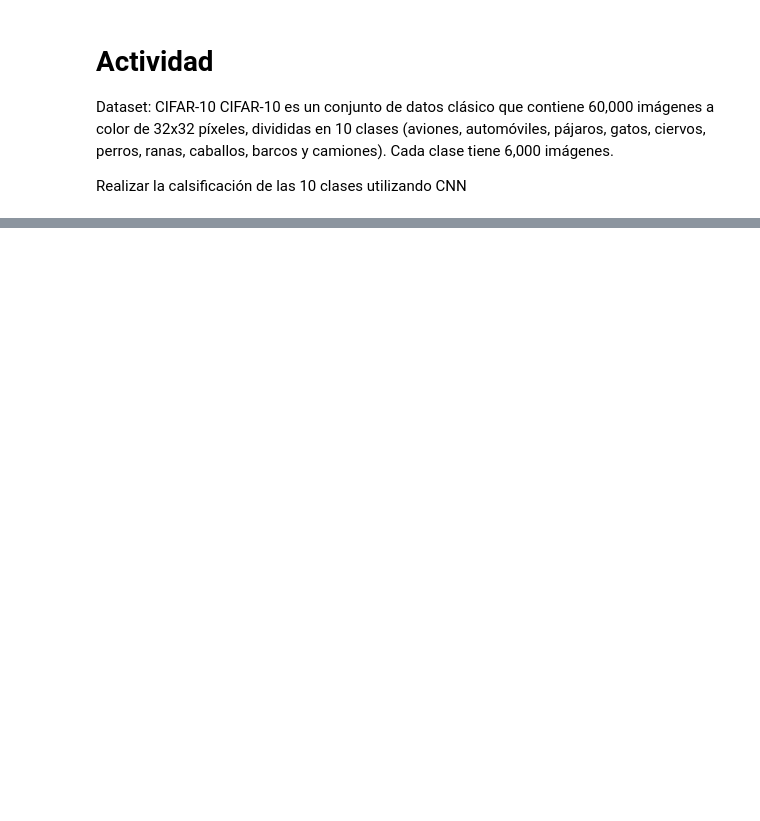
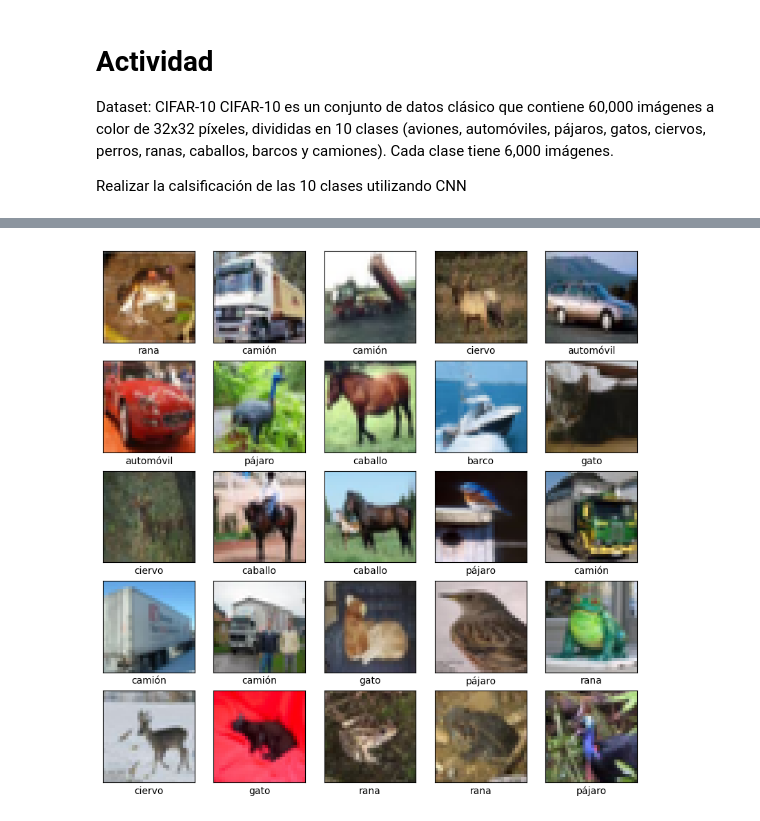
Before and after one commit to para18952/cursoPython2025, a Jupyter notebook: Modulo3_RedesNeuronales/CNN_Sol.ipynb, the cells around one changed output, grey strips where cells are left out. Cells and saved outputs as stored; diff of their text form; code cells hidden in the pictures; blank space fills up the shorter version.

```diff
--- a/Modulo3_RedesNeuronales/CNN_Sol.ipynb
+++ b/Modulo3_RedesNeuronales/CNN_Sol.ipynb
@@ -509,23 +445,30 @@ CIFAR-10 es un conjunto de datos clásico que contiene 60,000 imágenes a color
 
 Realizar la calsificación de las 10 clases utilizando CNN
 # %%
-# Cargar el dataset CIFAR-10
-(train_images, train_labels), (test_images, test_labels) = tf.keras.datasets.cifar10.load_data()
+# Cargar el dataset CIFAR-10 de Keras
+# train_images: 50000 imágenes de entrenamiento (32x32 píxeles, 3 canales RGB)
+# train_labels: 50000 etiquetas (0-9) para las imágenes de entrenamiento
+# test_images: 10000 imágenes de prueba
+# test_labels: 10000 etiquetas para las imágenes de prueba
+(imagenes_entre, clases_entre), (imagenes_pru, clases_pru) = tf.keras.datasets.cifar10.load_data()
 
-# Normalizar los valores de píxeles al rango [0, 1]
-train_images, test_images = train_images / 255.0, test_images / 255.0
+# Normalización: escalar los valores de píxeles al rango [0, 1] dividiendo por 255
+# Esto ayuda a que la red neuronal converja más rápido
+imagenes_entre, imagenes_pru = imagenes_entre / 255.0, imagenes_pru / 255.0
 
-# Nombres de las clases
+# Nombres descriptivos para cada clase (índices 0-9)
 class_names = ['avión', 'automóvil', 'pájaro', 'gato', 'ciervo',
                'perro', 'rana', 'caballo', 'barco', 'camión']
 
-# Visualizar algunas imágenes
+# Visualización de 25 imágenes del conjunto de entrenamiento con sus etiquetas
 plt.figure(figsize=(10,10))
 for i in range(25):
-    plt.subplot(5,5,i+1)
-    plt.xticks([])
-    plt.yticks([])
-    plt.grid(False)
-    plt.imshow(train_images[i])
-    plt.xlabel(class_names[train_labels[i][0]])
+    plt.subplot(5,5,i+1)  # Crear una cuadrícula de 5x5 subplots
+    plt.xticks([])  # Eliminar marcas en eje X
+    plt.yticks([])  # Eliminar marcas en eje Y
+    plt.grid(False)  # Desactivar grid
+    plt.imshow(imagenes_entre[i])  # Mostrar imagen
+    # Mostrar etiqueta como texto (accediendo al primer elemento de train_labels[i])
+    plt.xlabel(class_names[clases_entre[i][0]])
 plt.show()
+# %% [output]
@@ -531,0 +477 @@ plt.show()
+[figure, added]
```
Also changed, not shown: parts of 25 cells of this notebook, 3 other files.
